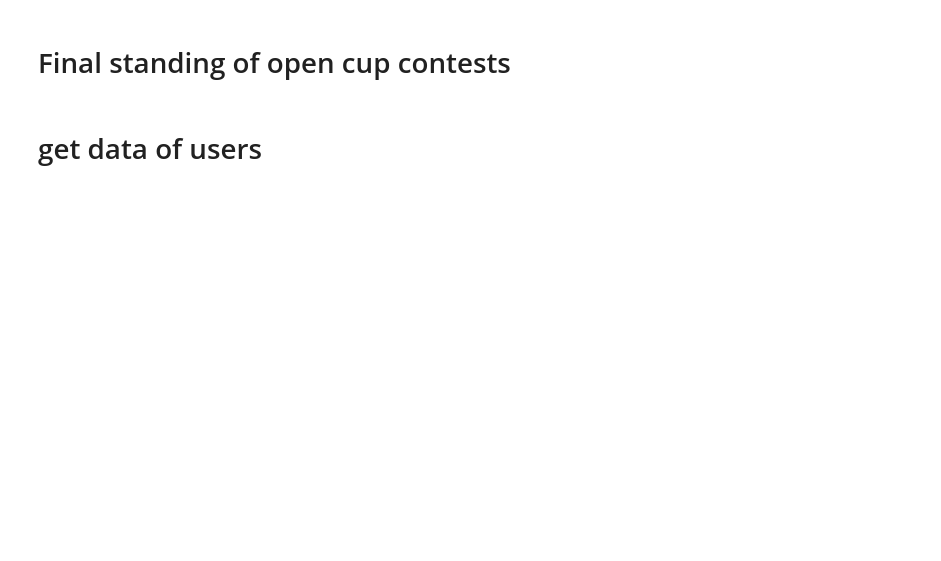
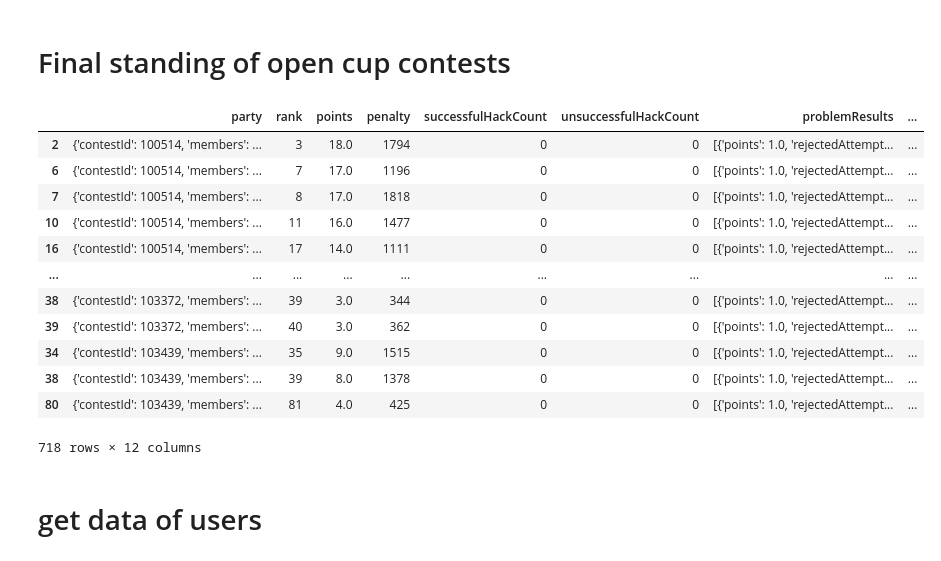
Before and after one commit to Sepsad/Codeforces-exploration, a Jupyter notebook: exploration_contest.ipynb, the cells around one changed output. Cells and saved outputs as stored; diff of their text form; code cells hidden in the pictures; blank space fills up the shorter version.

```diff
--- a/exploration_contest.ipynb
+++ b/exploration_contest.ipynb
@@ -81,3 +82,19 @@ standing_df.to_csv('Data/contests/standing_opencup.csv', index=False)
 # %%
 probems_df = pd.concat(problems_dfs)
 probems_df.to_csv('Data/contests/problems_opencup.csv', index=False)
+# %%
+standing_df_team = standing_df[standing_df.members.apply(lambda x: len(x)) == 3]
+# %% [output]
+|  | party | rank | points | penalty | successfulHackCount | unsuccessfulHackCount | problemResults | ... |
+| 2 | {'contestId': 100514, 'members': ... | 3 | 18.0 | 1794 | 0 | 0 | [{'points': 1.0, 'rejectedAttempt... | ... |
+| 6 | {'contestId': 100514, 'members': ... | 7 | 17.0 | 1196 | 0 | 0 | [{'points': 1.0, 'rejectedAttempt... | ... |
+| 7 | {'contestId': 100514, 'members': ... | 8 | 17.0 | 1818 | 0 | 0 | [{'points': 1.0, 'rejectedAttempt... | ... |
+| 10 | {'contestId': 100514, 'members': ... | 11 | 16.0 | 1477 | 0 | 0 | [{'points': 1.0, 'rejectedAttempt... | ... |
+| 16 | {'contestId': 100514, 'members': ... | 17 | 14.0 | 1111 | 0 | 0 | [{'points': 1.0, 'rejectedAttempt... | ... |
+| ... | ... | ... | ... | ... | ... | ... | ... | ... |
+| 38 | {'contestId': 103372, 'members': ... | 39 | 3.0 | 344 | 0 | 0 | [{'points': 1.0, 'rejectedAttempt... | ... |
+| 39 | {'contestId': 103372, 'members': ... | 40 | 3.0 | 362 | 0 | 0 | [{'points': 1.0, 'rejectedAttempt... | ... |
+| 34 | {'contestId': 103439, 'members': ... | 35 | 9.0 | 1515 | 0 | 0 | [{'points': 1.0, 'rejectedAttempt... | ... |
+| 38 | {'contestId': 103439, 'members': ... | 39 | 8.0 | 1378 | 0 | 0 | [{'points': 1.0, 'rejectedAttempt... | ... |
+| 80 | {'contestId': 103439, 'members': ... | 81 | 4.0 | 425 | 0 | 0 | [{'points': 1.0, 'rejectedAttempt... | ... |
+718 rows × 12 columns
```
Also changed, not shown: parts of 26 cells of this notebook.
